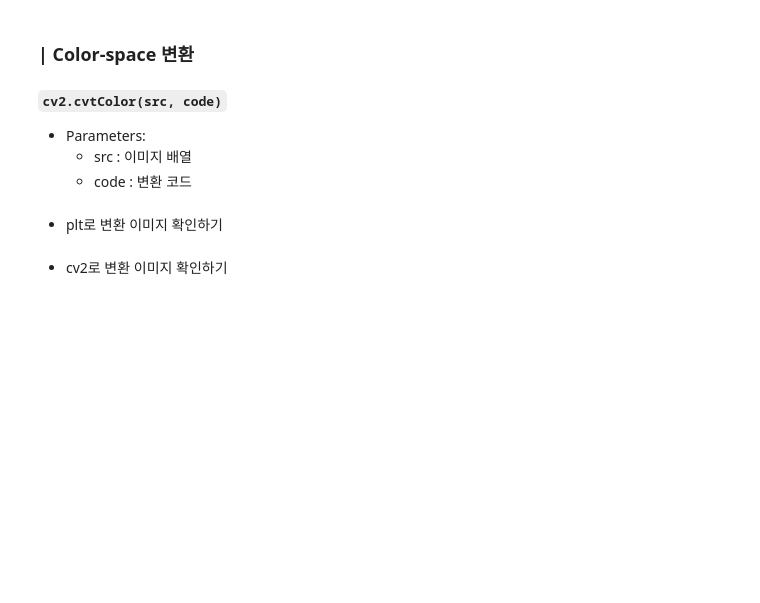
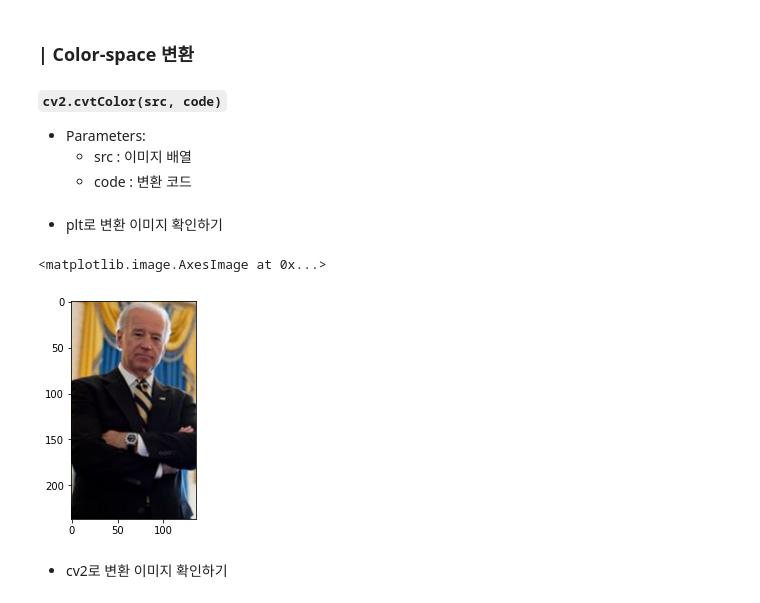
Before and after one commit to GETHUB55/SkillTreePython-DeepLearning, a Jupyter notebook: 00.추가학습/ch00_01_OpenCV기초_기본사용.ipynb, the cells around one changed output. Saved outputs shown, nothing was run; the diff lists cells and outputs as text; code cells hidden in the pictures; blank space fills up the shorter version.

```diff
--- a/00.추가학습/ch00_01_OpenCV기초_기본사용.ipynb
+++ b/00.추가학습/ch00_01_OpenCV기초_기본사용.ipynb
@@ -145,7 +190,14 @@ Grayscale Image는 Pixel당 8bit, 즉 256단계의 명암(빛의 세기)을 표
 * Parameters:
   * src : 이미지 배열
   * code : 변환 코드
+# %%
+rgb_img = cv2.cvtColor(cv2_img, cv2.COLOR_BGR2RGB)
 # %% [markdown]
 * plt로 변환 이미지 확인하기
+# %%
+plt.imshow(rgb_img)
+# %% [output]
+<matplotlib.image.AxesImage at 0x...>
+[figure, added]
 # %% [markdown]
 * cv2로 변환 이미지 확인하기
```
Also changed, not shown: parts of 13 cells of this notebook.
